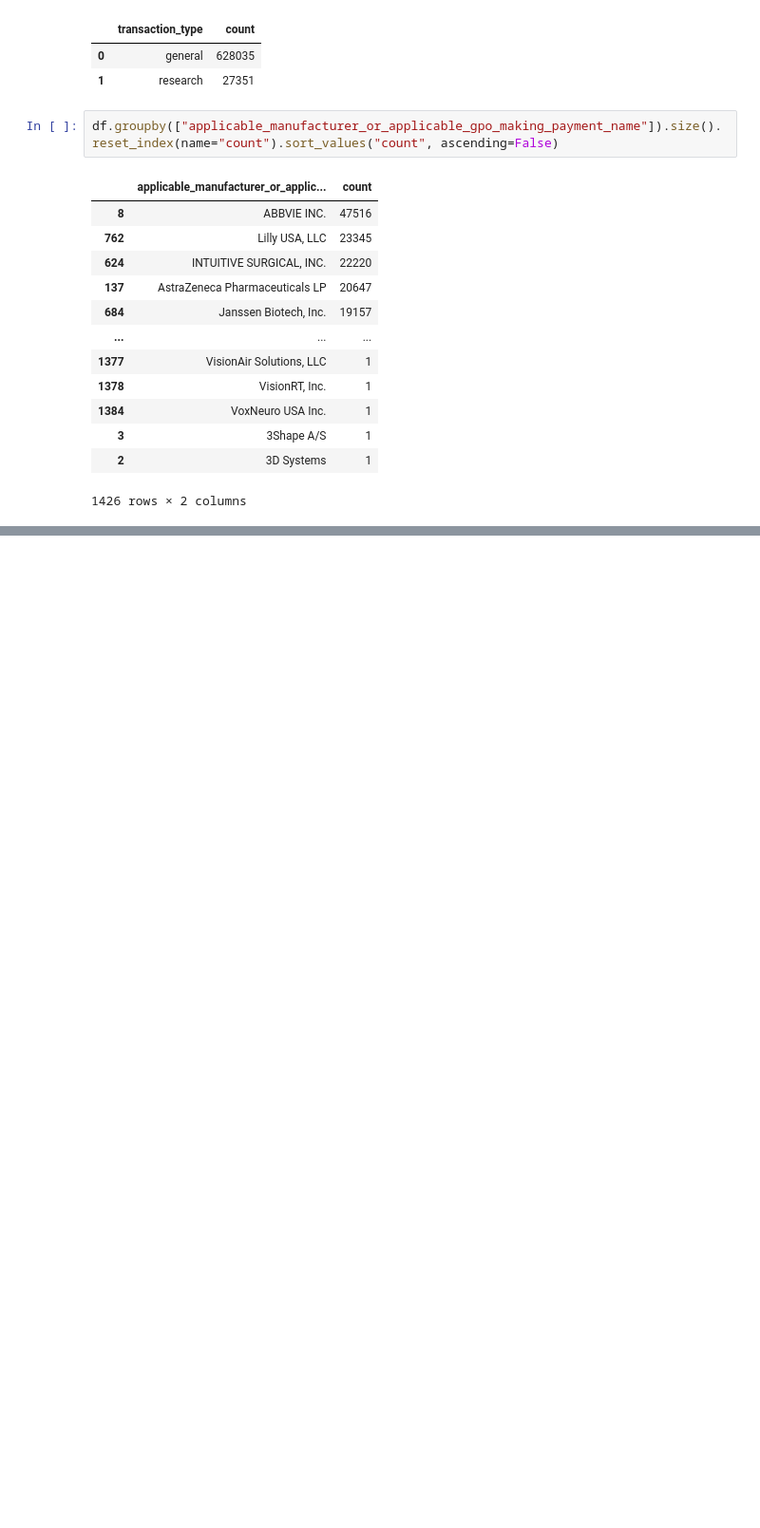
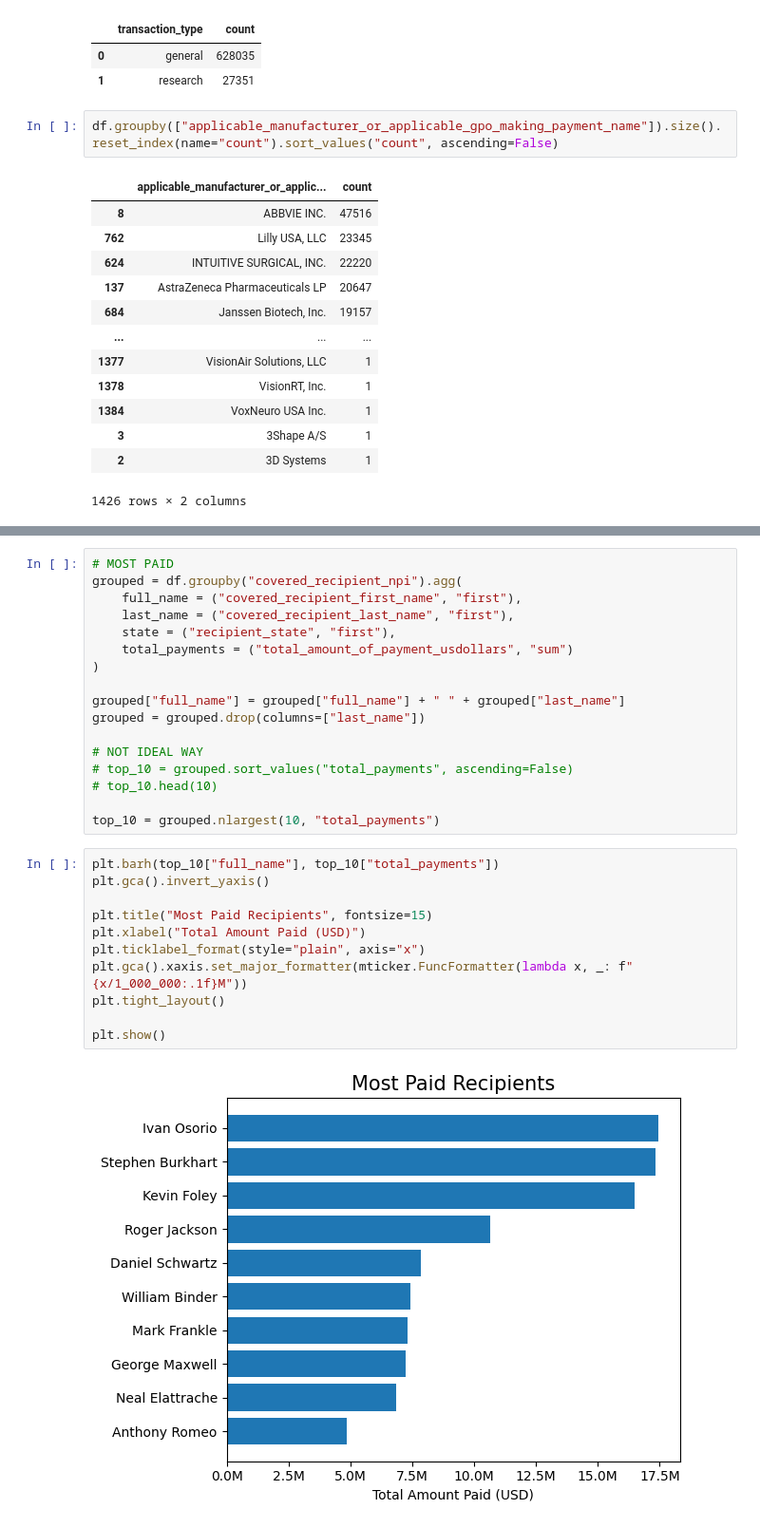
Before and after one commit to imtimtam/kolink-payments-etl, a Jupyter notebook: notebook/result_testing.ipynb, the cells around one changed output, grey strips where cells are left out. Shown at 95% size. Cells and saved outputs as stored; diff of their text form; blank space fills up the shorter version.

Commit message:
feat: add matplotlib graphs

```diff
--- a/notebook/result_testing.ipynb
+++ b/notebook/result_testing.ipynb
@@ -122,0 +141,30 @@ df.groupby(["applicable_manufacturer_or_applicable_gpo_making_payment_name"]).si
+# %%
+# MOST PAID
+grouped = df.groupby("covered_recipient_npi").agg(
+    full_name = ("covered_recipient_first_name", "first"),
+    last_name = ("covered_recipient_last_name", "first"),
+    state = ("recipient_state", "first"),
+    total_payments = ("total_amount_of_payment_usdollars", "sum")
+)
+
+grouped["full_name"] = grouped["full_name"] + " " + grouped["last_name"]
+grouped = grouped.drop(columns=["last_name"])
+
+# NOT IDEAL WAY
+# top_10 = grouped.sort_values("total_payments", ascending=False)
+# top_10.head(10)
+
+top_10 = grouped.nlargest(10, "total_payments")
+# %%
+plt.barh(top_10["full_name"], top_10["total_payments"])
+plt.gca().invert_yaxis()
+
+plt.title("Most Paid Recipients", fontsize=15)
+plt.xlabel("Total Amount Paid (USD)")
+plt.ticklabel_format(style="plain", axis="x")
+plt.gca().xaxis.set_major_formatter(mticker.FuncFormatter(lambda x, _: f"{x/1_000_000:.1f}M"))
+plt.tight_layout()
+
+plt.show()
+# %% [output]
+[figure, added]
```
Also changed, not shown: parts of 6 cells of this notebook.
